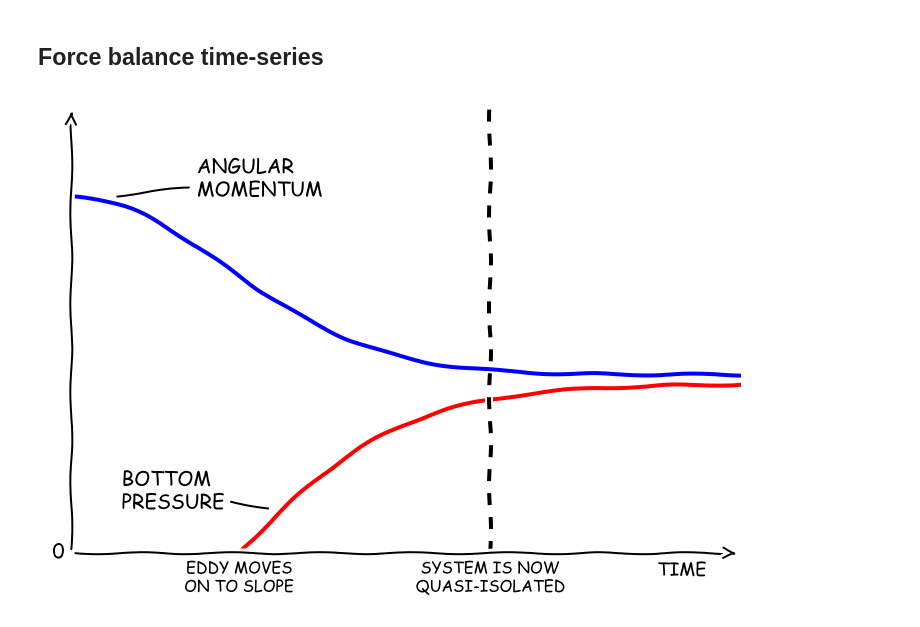
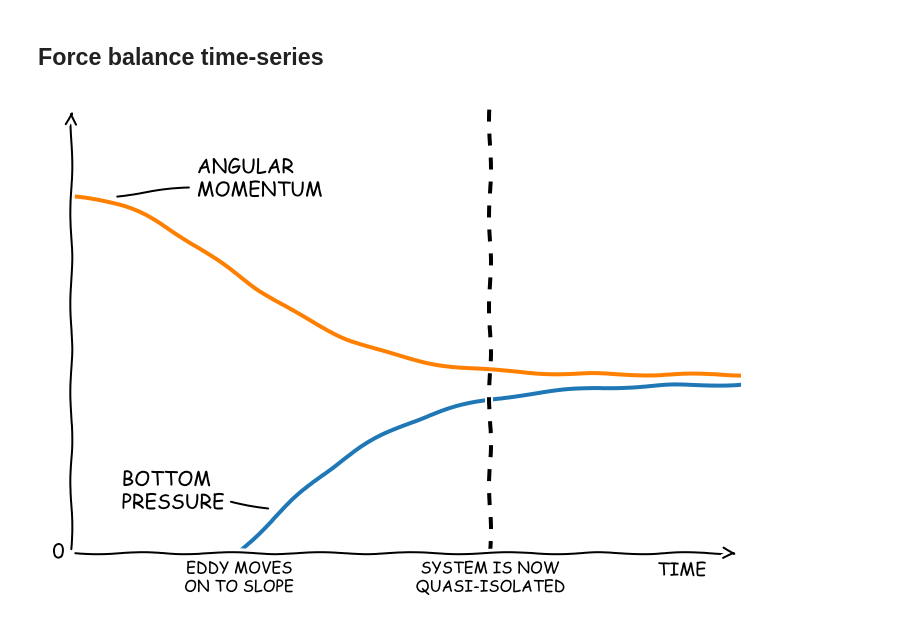
Before and after one commit to dcherian/xkcd-like-schematic, a Jupyter notebook: schematics.ipynb, the cells around one changed output. Cells and saved outputs as stored; diff of their text form; code cells hidden in the pictures.

Commit message:
better colors

```diff
--- a/schematics.ipynb
+++ b/schematics.ipynb
@@ -20,8 +20,8 @@ pbot = 1.9 * np.tanh(t-1)
 with plt.xkcd():
     plt.figure()
     plt.hold(True)
-    plt.plot(t, am)
-    plt.plot(t, pbot)
+    plt.plot(t, am, color=[1,0.5,0])
+    plt.plot(t, pbot, color=[0.12,0.47,0.71])
     plt.ylim([0,5])
 
     # label axes
@@ -30,31 +30,31 @@ with plt.xkcd():
     plt.xticks([1, xtickloc])
     plt.yticks([0])
     plt.axvline(xtickloc, color='k', linestyle='--')
     ax.xaxis.set_tick_params(top='off', bottom='off')
     ax.yaxis.set_tick_params(left='off', right='off')
     ax.xaxis.set_ticklabels(['EDDY MOVES\nON TO SLOPE',
                              'SYSTEM IS NOW\nQUASI-ISOLATED'], size=8)
 
     # Easiest to draw axes as arrows using plt.annotate()
     plt.box(None)
     xlim = plt.xlim();
     ylim = plt.ylim();
     plt.annotate('', xy=[xlim[1],ylim[0]], xytext=[0,0],
                 arrowprops=dict(arrowstyle='->'))
     plt.annotate('', xy=[xlim[0],ylim[1]], xytext=[0,0],
                 arrowprops=dict(arrowstyle='->'))
 
     # fake x-axis label
     dx=0.5; dy=0.25;
     loc = [xlim[1]-dx, ylim[0]-dy];
     plt.text(loc[0], loc[1], 'TIME', size=9)
 
     # label lines
     plt.annotate('ANGULAR\nMOMENTUM', xy=[0.25,4], xytext=[0.75,4],
                 arrowprops=dict(arrowstyle='-'), size=10)
     plt.annotate('BOTTOM\nPRESSURE', xy=[1.2,0.50], xytext=[0.3,0.5],
                 arrowprops=dict(arrowstyle='-'), size=10)
 
     plt.savefig('../images/force-schematic.png', bbox_inches='tight')
 # %% [output]
-[figure, old version]
+[figure, new version]
```
